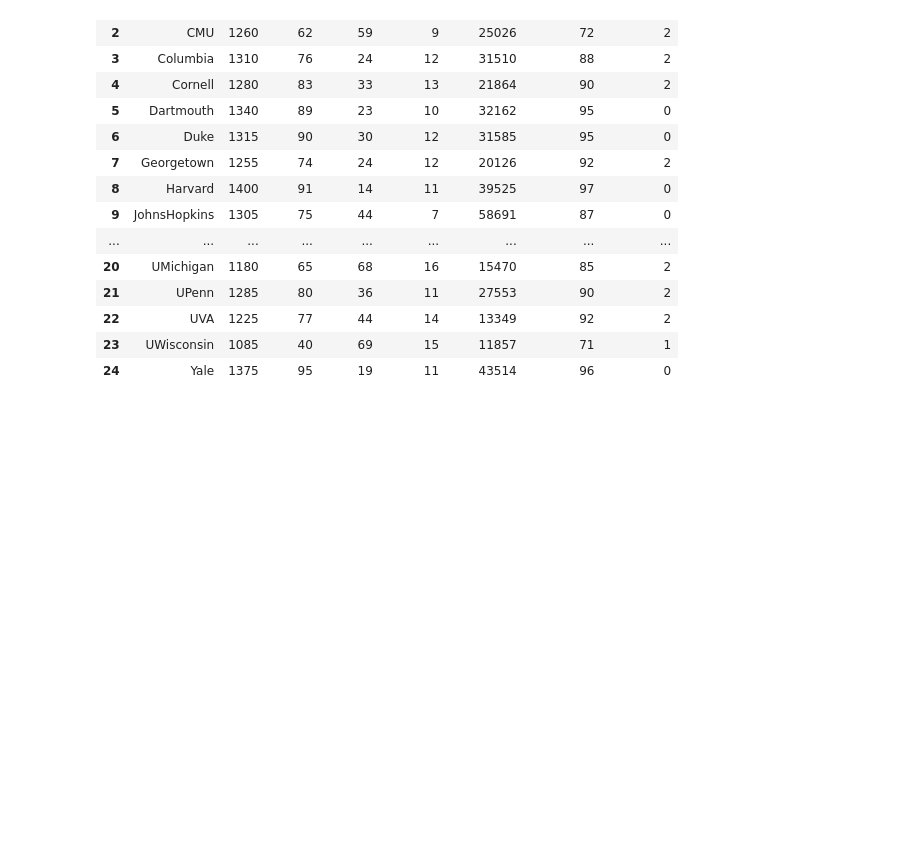
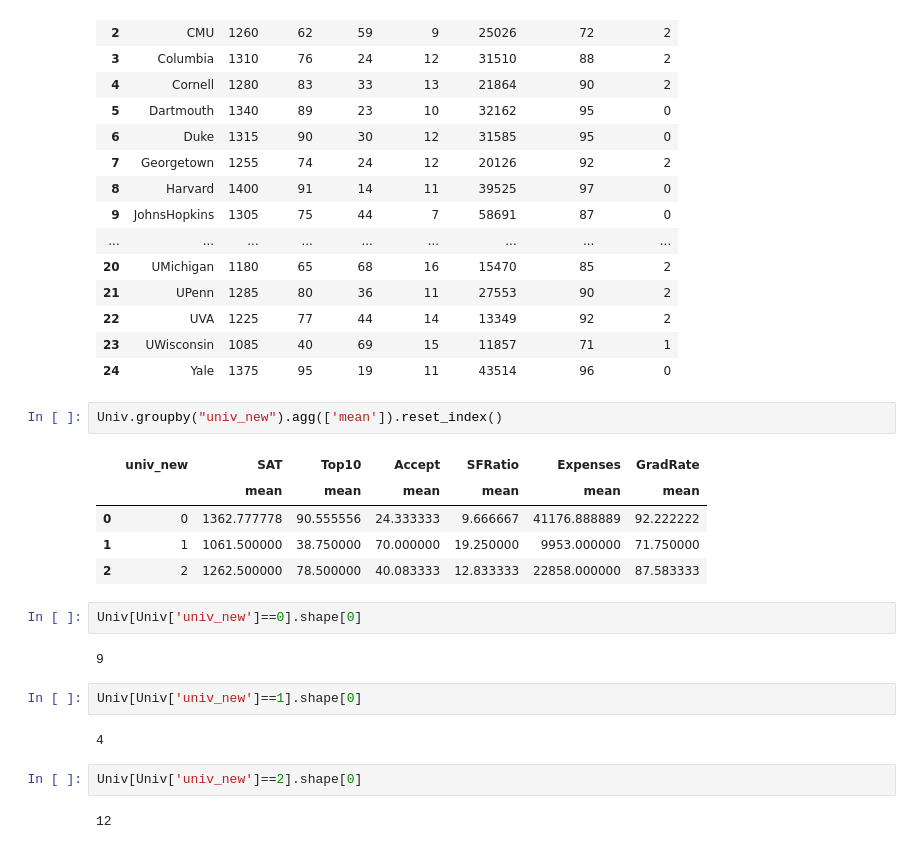
Before and after one commit to Ravindrakumarnayak/Machine_learning, a Jupyter notebook: k_means_practice.ipynb, the cells around one changed output. Saved outputs shown, nothing was run; the diff lists cells and outputs as text; blank space fills up the shorter version.

```diff
--- a/k_means_practice.ipynb
+++ b/k_means_practice.ipynb
@@ -162,3 +162,23 @@ Univ
 | 22 | UVA | 1225 | 77 | 44 | 14 | 13349 | 92 | 2 |
 | 23 | UWisconsin | 1085 | 40 | 69 | 15 | 11857 | 71 | 1 |
 | 24 | Yale | 1375 | 95 | 19 | 11 | 43514 | 96 | 0 |
+# %%
+Univ.groupby("univ_new").agg(['mean']).reset_index()
+# %% [output]
+|  | univ_new | SAT | Top10 | Accept | SFRatio | Expenses | GradRate |
+|  |  | mean | mean | mean | mean | mean | mean |
+| 0 | 0 | 1362.777778 | 90.555556 | 24.333333 | 9.666667 | 41176.888889 | 92.222222 |
+| 1 | 1 | 1061.500000 | 38.750000 | 70.000000 | 19.250000 | 9953.000000 | 71.750000 |
+| 2 | 2 | 1262.500000 | 78.500000 | 40.083333 | 12.833333 | 22858.000000 | 87.583333 |
+# %%
+Univ[Univ['univ_new']==0].shape[0]
+# %% [output]
+9
+# %%
+Univ[Univ['univ_new']==1].shape[0]
+# %% [output]
+4
+# %%
+Univ[Univ['univ_new']==2].shape[0]
+# %% [output]
+12
```
